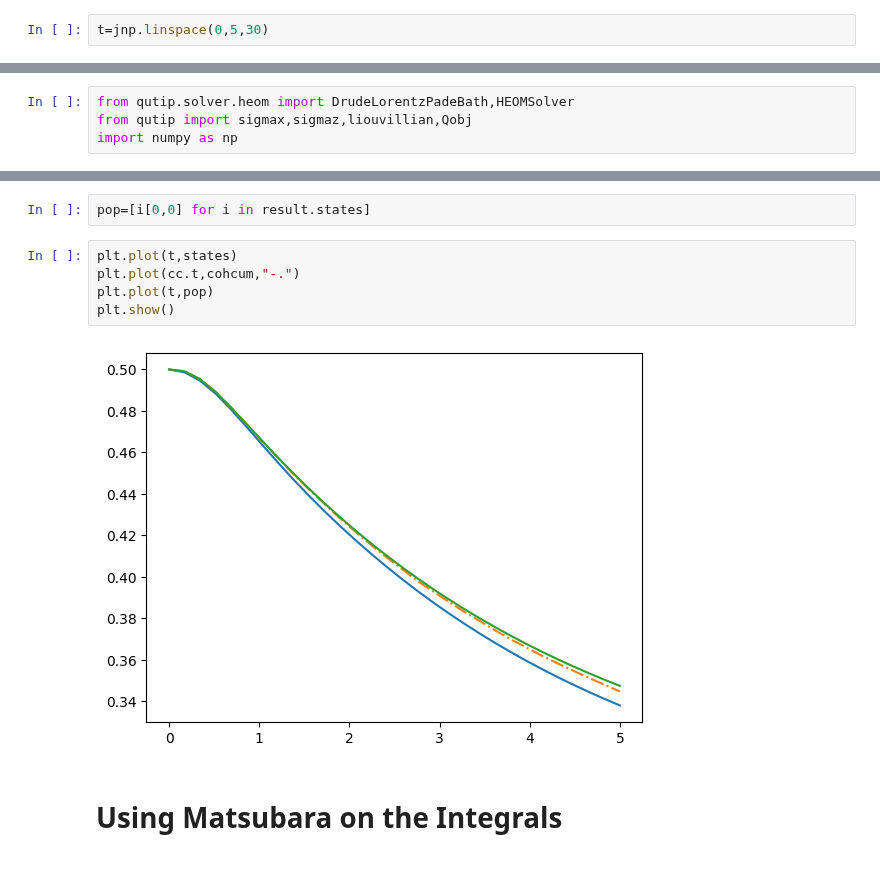
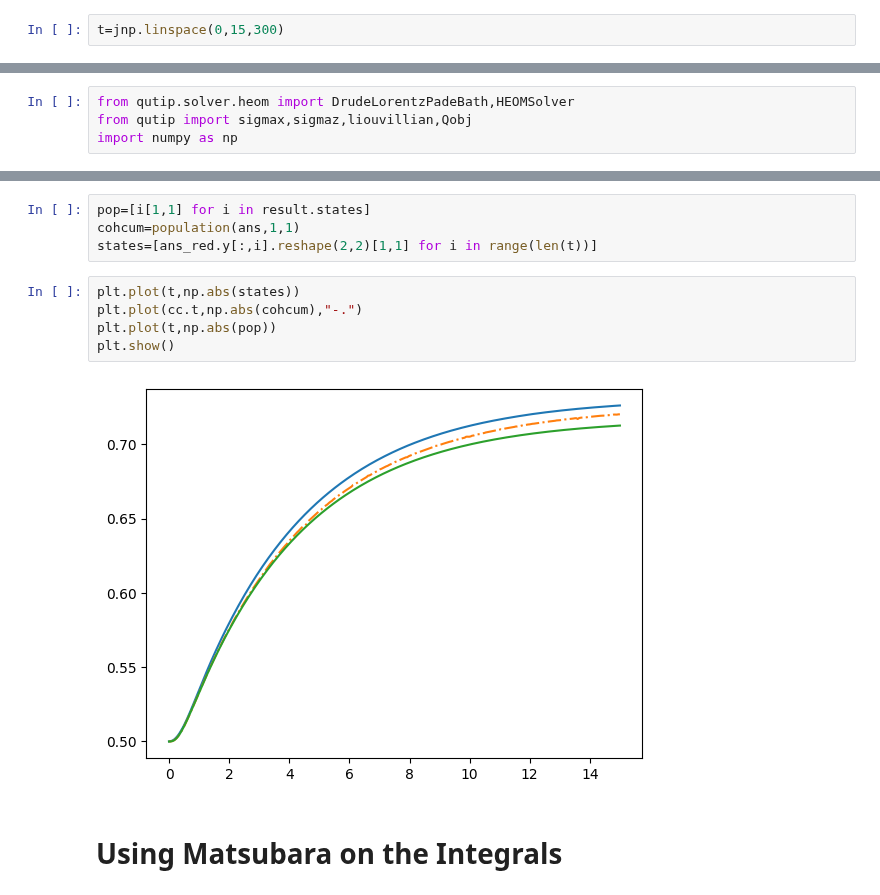
Before and after one commit to mcditoos/NonMarkovianMethods, a Jupyter notebook: nmm/cumulant/testing.ipynb, the cells around one changed output, grey strips where cells are left out. Cells and saved outputs as stored; diff of their text form.

```diff
--- a/nmm/cumulant/testing.ipynb
+++ b/nmm/cumulant/testing.ipynb
@@ -5,4 +5,4 @@ from nmm.utils import Qobj as jax_Qobj
 # %%
 bath=nmm.OverdampedBath(coupling=0.05,cutoff=5,T=1)
 # %%
-t=jnp.linspace(0,5,30)
+t=jnp.linspace(0,15,300)
@@ -55,12 +53,14 @@ Total run time:  20.77s
-# %%
-pop=[i[0,0] for i in result.states]
+# %%
+pop=[i[1,1] for i in result.states]
+cohcum=population(ans,1,1)
+states=[ans_red.y[:,i].reshape(2,2)[1,1] for i in range(len(t))]
 # %%
-plt.plot(t,states)
-plt.plot(cc.t,cohcum,"-.")
-plt.plot(t,pop)
+plt.plot(t,np.abs(states))
+plt.plot(cc.t,np.abs(cohcum),"-.")
+plt.plot(t,np.abs(pop))
 plt.show()
 # %% [output]
-[figure, old version]
+[figure, new version]
 # %% [markdown]
 # Using Matsubara on the Integrals
 # %%
```
Also changed, not shown: parts of 2 cells of this notebook.
